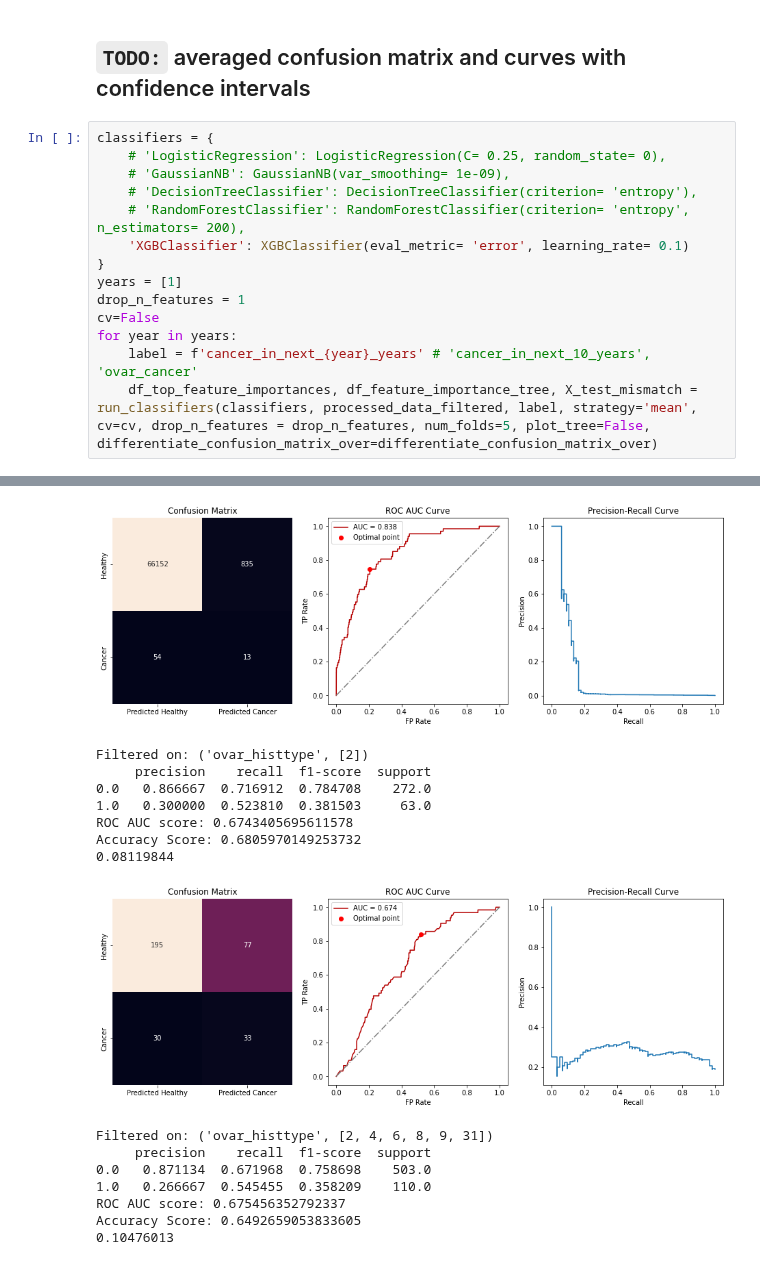
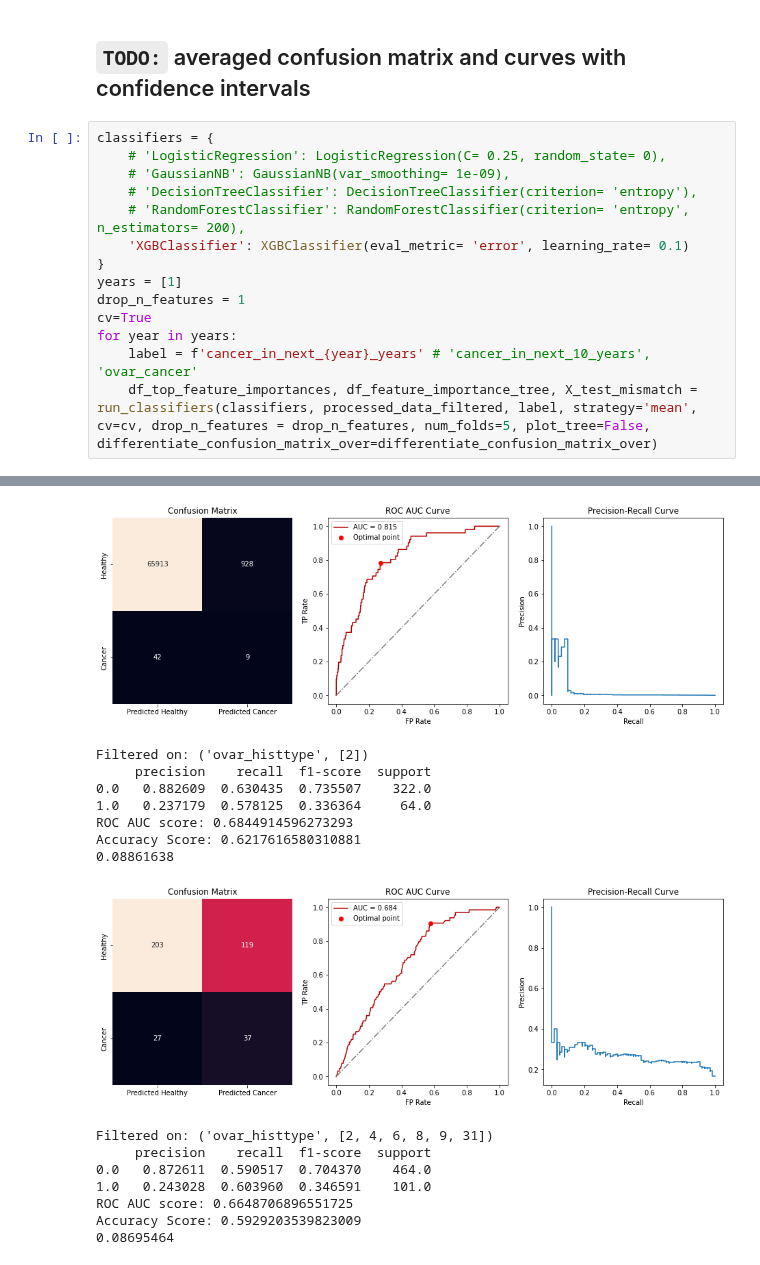
Before and after one commit to fedorenkood/ovarian_cancer_models, a Jupyter notebook: running_classifier_oop.ipynb, the cells around one changed output, grey strips where cells are left out. Drawn from its saved outputs; the diff is of its cells as text.

```diff
--- a/running_classifier_oop.ipynb
+++ b/running_classifier_oop.ipynb
@@ -302,7 +302,7 @@ classifiers = {
 }
 years = [1]
 drop_n_features = 1
-cv=False
+cv=True
 for year in years:
     label = f'cancer_in_next_{year}_years' # 'cancer_in_next_10_years', 'ovar_cancer'
     df_top_feature_importances, df_feature_importance_tree, X_test_mismatch = run_classifiers(classifiers, processed_data_filtered, label, strategy='mean', cv=cv, drop_n_features = drop_n_features, num_folds=5, plot_tree=False, differentiate_confusion_matrix_over=differentiate_confusion_matrix_over)
@@ -344,16 +352,16 @@ Accuracy Score: 0.9867420288125988
-[figure, old version]
+[figure, new version]
 Filtered on: ('ovar_histtype', [2])
      precision    recall  f1-score  support
-0.0   0.866667  0.716912  0.784708    272.0
-1.0   0.300000  0.523810  0.381503     63.0
-ROC AUC score: 0.6743405695611578
-Accuracy Score: 0.6805970149253732
-0.08119844
+0.0   0.882609  0.630435  0.735507    322.0
+1.0   0.237179  0.578125  0.336364     64.0
+ROC AUC score: 0.6844914596273293
+Accuracy Score: 0.6217616580310881
+0.08861638
-[figure, old version]
+[figure, new version]
 Filtered on: ('ovar_histtype', [2, 4, 6, 8, 9, 31])
      precision    recall  f1-score  support
-0.0   0.871134  0.671968  0.758698    503.0
-1.0   0.266667  0.545455  0.358209    110.0
-ROC AUC score: 0.675456352792337
-Accuracy Score: 0.6492659053833605
-0.10476013
+0.0   0.872611  0.590517  0.704370    464.0
+1.0   0.243028  0.603960  0.346591    101.0
+ROC AUC score: 0.6648706896551725
+Accuracy Score: 0.5929203539823009
+0.08695464
```
Also changed, not shown: parts of 7 cells of this notebook, 5 other files.
